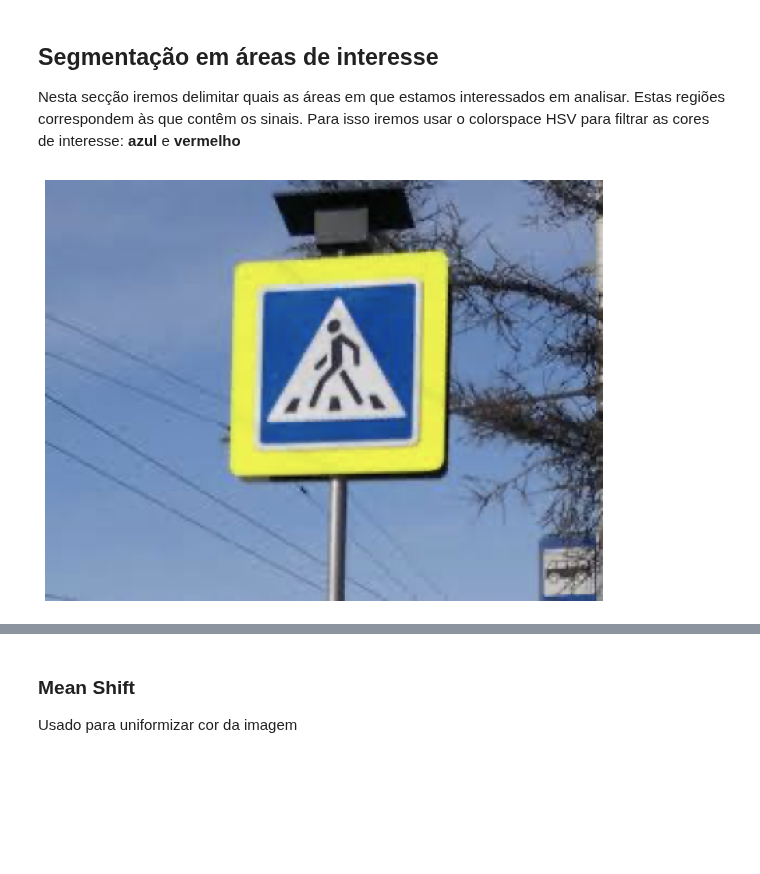
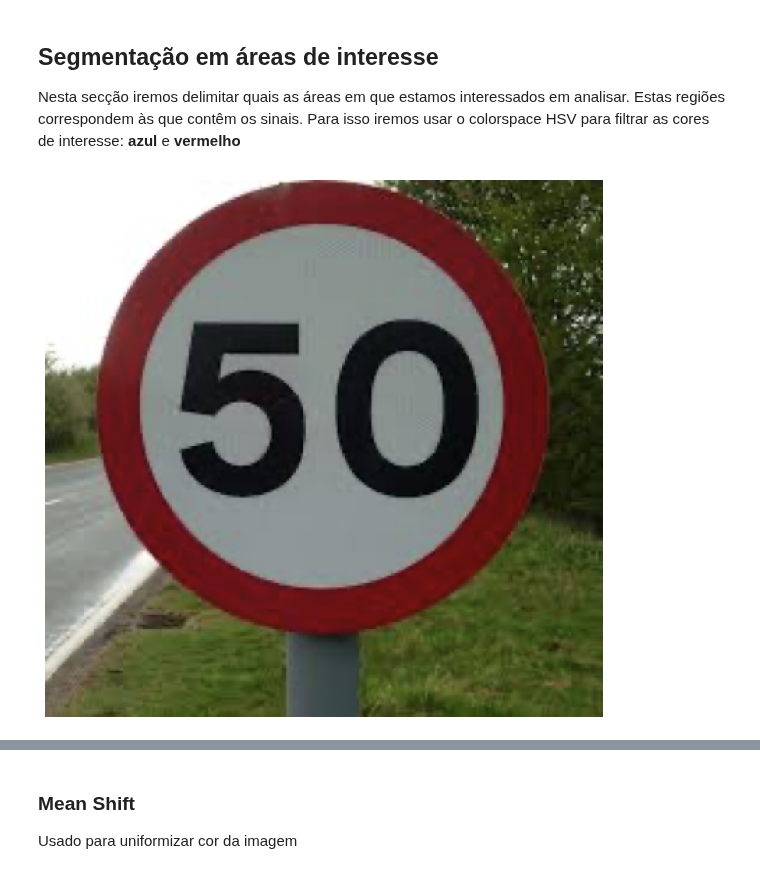
Before and after one commit to joaolucasmartins/VC2022, a Jupyter notebook: notebook.ipynb, the cells around one changed output, grey strips where cells are left out. Cells and saved outputs as stored; diff of their text form; code cells hidden in the pictures; blank space fills up the shorter version.

```diff
--- a/notebook.ipynb
+++ b/notebook.ipynb
@@ -90,11 +90,11 @@ filterType(["speedlimit"])
 Nesta secção iremos delimitar quais as áreas em que estamos interessados em analisar. Estas regiões correspondem às que contêm os sinais. Para isso iremos usar o colorspace HSV para filtrar as cores de interesse: **azul** e **vermelho**
 # %%
 testImages = {"speedlimit": (7, 19, 20, 70)}
-speedLimitId = filterType(["crosswalk"]).index[1]
+speedLimitId = filterType(["speedlimit"]).index[0]
 speedLimit = importImage(speedLimitId)
 displayImage(speedLimit)
 # %% [output]
-[figure, old version]
+[figure, new version]
 # %%
 clahe = cv.createCLAHE(clipLimit=2.0, tileGridSize=(8,8))
 hsv = cv.cvtColor(speedLimit, cv.COLOR_BGR2HSV)
```
Also changed, not shown: parts of 9 cells of this notebook.
